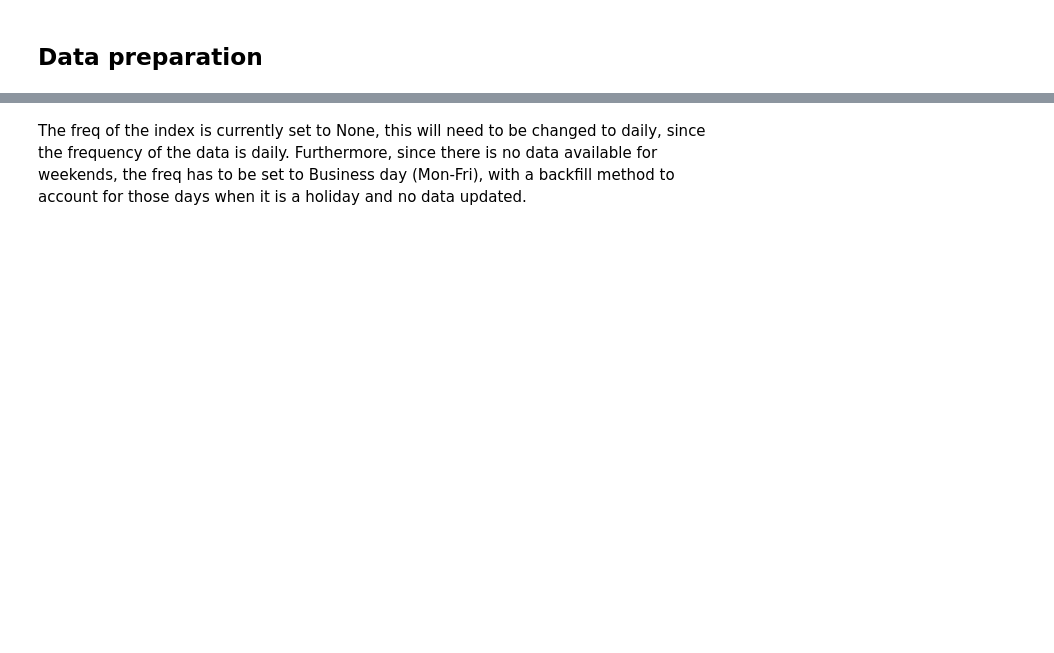
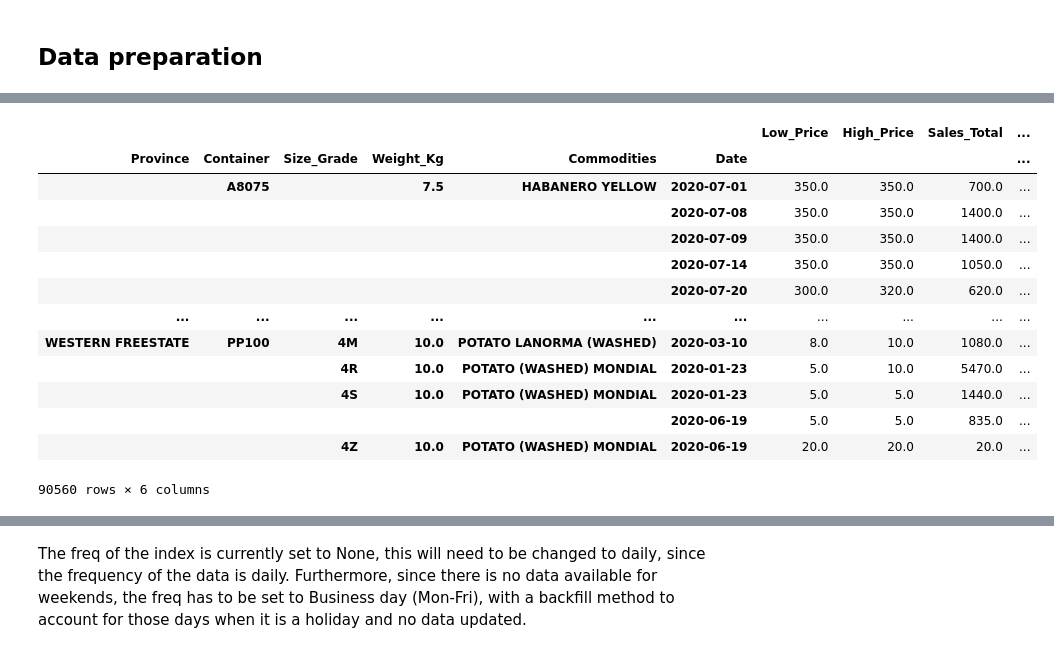
Before and after one commit to scmosoeu/fresh_produce, a Jupyter notebook: forecasting/notebooks/general_forecasting.ipynb, the cells around one changed output, grey strips where cells are left out. Saved outputs shown, nothing was run; the diff lists cells and outputs as text; code cells hidden in the pictures; blank space fills up the shorter version.

```diff
--- a/forecasting/notebooks/general_forecasting.ipynb
+++ b/forecasting/notebooks/general_forecasting.ipynb
@@ -56,0 +113,3 @@ For the purpose of this notebook, analysis will focus on potatoes.
+# %%
+# Remove days whereby total sales equal 0 because it registers average_price as zero.
+filtered_sales = sales[sales['Sales_Total'] != 0]
@@ -56,0 +151,29 @@ For the purpose of this notebook, analysis will focus on potatoes.
+# %%
+df = filtered_sales.groupby(['Province', 'Container', 'Size_Grade', 'Weight_Kg', 'Commodities', 'Date']
+    )[['Low_Price', 'High_Price', 'Sales_Total', 'Total_Qty_Sold', 'Total_Kg_Sold', 'Stock_On_Hand']].agg(
+        {
+            'Low_Price':min,
+            'High_Price':max,
+            'Sales_Total':sum,
+            'Total_Qty_Sold':sum,
+            'Total_Kg_Sold':sum,
+            'Stock_On_Hand':sum
+        }
+)
+# %%
+df
+# %% [output]
+|  |  |  |  |  |  | Low_Price | High_Price | Sales_Total | ... |
+| Province | Container | Size_Grade | Weight_Kg | Commodities | Date |  |  |  | ... |
+|  | A8075 |  | 7.5 | HABANERO YELLOW | 2020-07-01 | 350.0 | 350.0 | 700.0 | ... |
+|  |  |  |  |  | 2020-07-08 | 350.0 | 350.0 | 1400.0 | ... |
+|  |  |  |  |  | 2020-07-09 | 350.0 | 350.0 | 1400.0 | ... |
+|  |  |  |  |  | 2020-07-14 | 350.0 | 350.0 | 1050.0 | ... |
+|  |  |  |  |  | 2020-07-20 | 300.0 | 320.0 | 620.0 | ... |
+| ... | ... | ... | ... | ... | ... | ... | ... | ... | ... |
+| WESTERN FREESTATE | PP100 | 4M | 10.0 | POTATO LANORMA (WASHED) | 2020-03-10 | 8.0 | 10.0 | 1080.0 | ... |
+|  |  | 4R | 10.0 | POTATO (WASHED) MONDIAL | 2020-01-23 | 5.0 | 10.0 | 5470.0 | ... |
+|  |  | 4S | 10.0 | POTATO (WASHED) MONDIAL | 2020-01-23 | 5.0 | 5.0 | 1440.0 | ... |
+|  |  |  |  |  | 2020-06-19 | 5.0 | 5.0 | 835.0 | ... |
+|  |  | 4Z | 10.0 | POTATO (WASHED) MONDIAL | 2020-06-19 | 20.0 | 20.0 | 20.0 | ... |
+90560 rows × 6 columns
```
Also changed, not shown: parts of 36 cells of this notebook.
